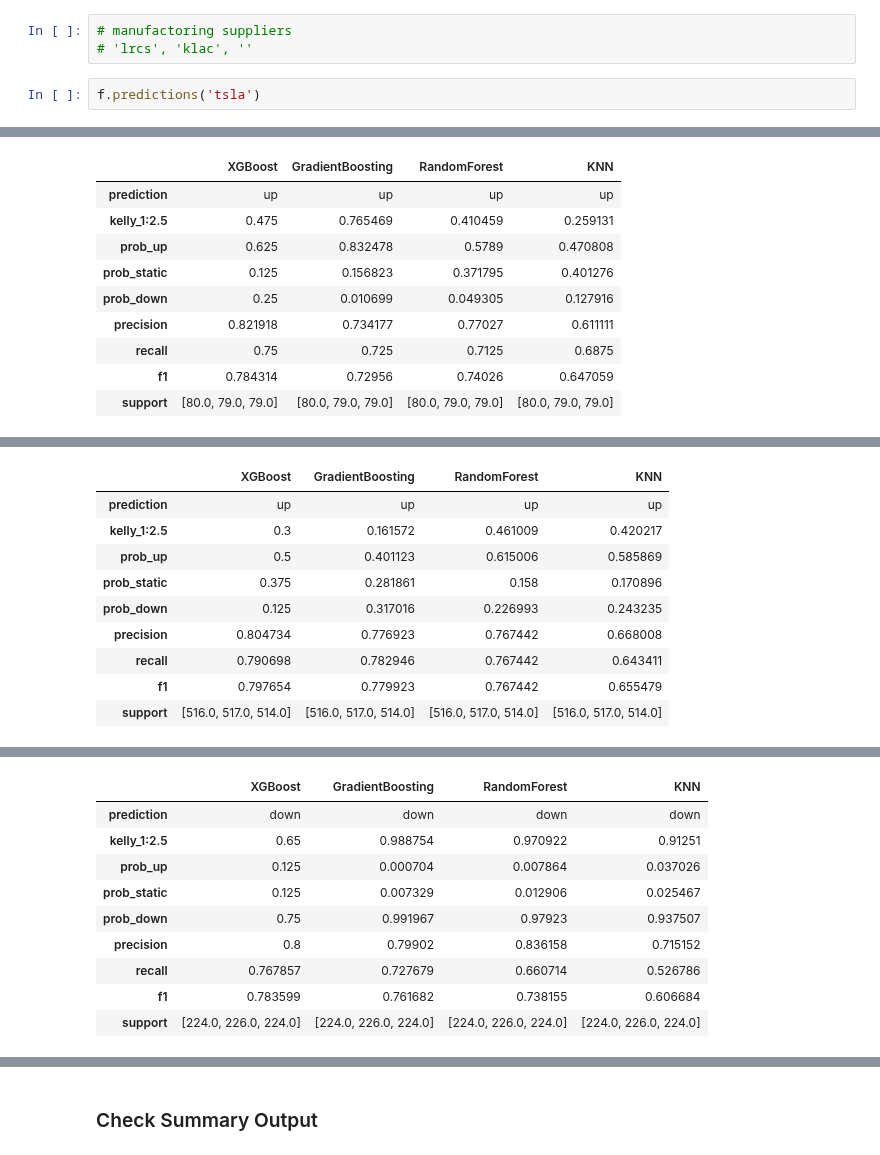
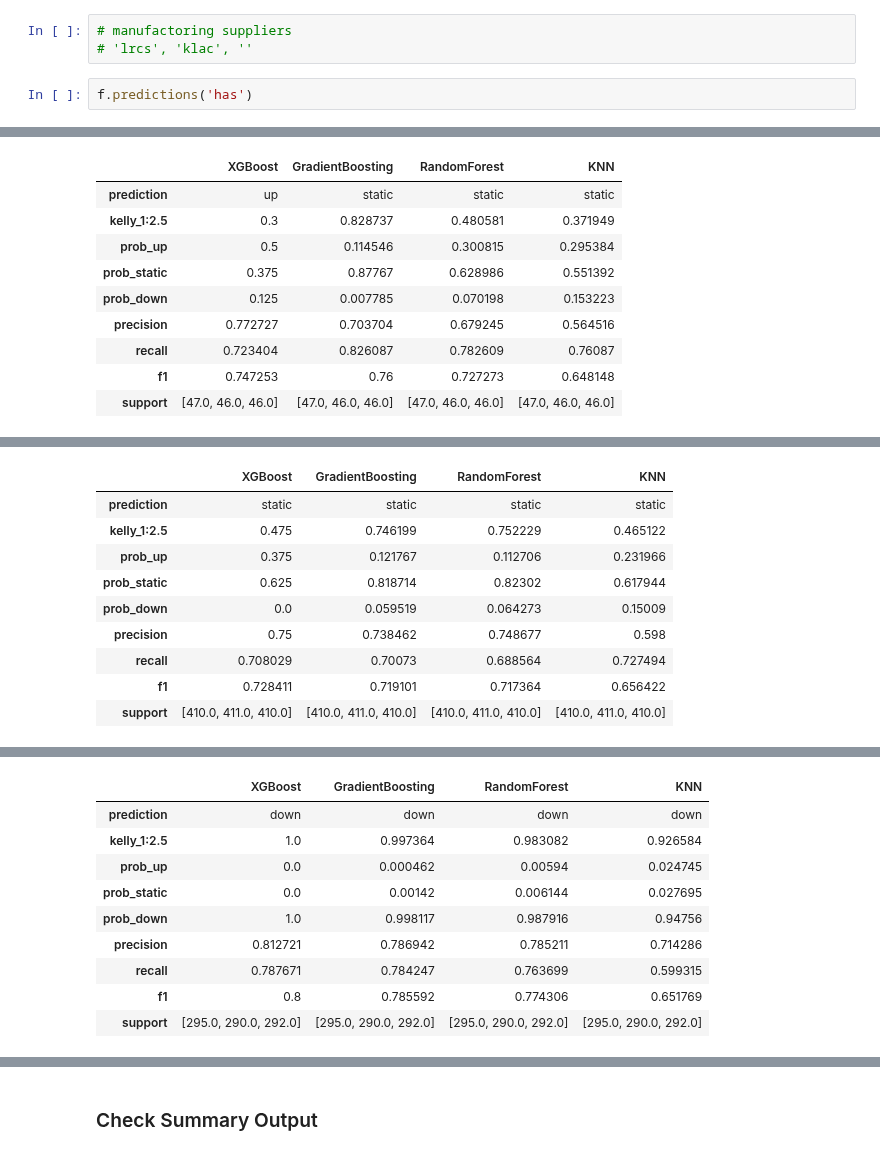
Before and after one commit to yuchild/stock_production, a Jupyter notebook: stock_next_time_frame_predictor.ipynb, the cells around one changed output, grey strips where cells are left out. Saved outputs shown, nothing was run; the diff lists cells and outputs as text.

```diff
--- a/stock_next_time_frame_predictor.ipynb
+++ b/stock_next_time_frame_predictor.ipynb
@@ -43,5 +43,5 @@ from src import functions as f
 # manufactoring suppliers
 # 'lrcs', 'klac', ''
 # %%
-f.predictions('tsla')
+f.predictions('has')
 # %% [output]
@@ -71,10 +71,10 @@ TSLA 30m Interval Timestamp: 2024-10-24 03:36:41
 |  | XGBoost | GradientBoosting | RandomForest | KNN |
-| prediction | up | up | up | up |
-| kelly_1:2.5 | 0.475 | 0.765469 | 0.410459 | 0.259131 |
-| prob_up | 0.625 | 0.832478 | 0.5789 | 0.470808 |
-| prob_static | 0.125 | 0.156823 | 0.371795 | 0.401276 |
-| prob_down | 0.25 | 0.010699 | 0.049305 | 0.127916 |
-| precision | 0.821918 | 0.734177 | 0.77027 | 0.611111 |
-| recall | 0.75 | 0.725 | 0.7125 | 0.6875 |
-| f1 | 0.784314 | 0.72956 | 0.74026 | 0.647059 |
-| support | [80.0, 79.0, 79.0] | [80.0, 79.0, 79.0] | [80.0, 79.0, 79.0] | [80.0, 79.0, 79.0] |
+| prediction | up | static | static | static |
+| kelly_1:2.5 | 0.3 | 0.828737 | 0.480581 | 0.371949 |
+| prob_up | 0.5 | 0.114546 | 0.300815 | 0.295384 |
+| prob_static | 0.375 | 0.87767 | 0.628986 | 0.551392 |
+| prob_down | 0.125 | 0.007785 | 0.070198 | 0.153223 |
+| precision | 0.772727 | 0.703704 | 0.679245 | 0.564516 |
+| recall | 0.723404 | 0.826087 | 0.782609 | 0.76087 |
+| f1 | 0.747253 | 0.76 | 0.727273 | 0.648148 |
+| support | [47.0, 46.0, 46.0] | [47.0, 46.0, 46.0] | [47.0, 46.0, 46.0] | [47.0, 46.0, 46.0] |
@@ -82,10 +82,10 @@ TSLA 1h Interval Timestamp: 2024-10-24 03:36:45
 |  | XGBoost | GradientBoosting | RandomForest | KNN |
-| prediction | up | up | up | up |
-| kelly_1:2.5 | 0.3 | 0.161572 | 0.461009 | 0.420217 |
-| prob_up | 0.5 | 0.401123 | 0.615006 | 0.585869 |
-| prob_static | 0.375 | 0.281861 | 0.158 | 0.170896 |
-| prob_down | 0.125 | 0.317016 | 0.226993 | 0.243235 |
-| precision | 0.804734 | 0.776923 | 0.767442 | 0.668008 |
-| recall | 0.790698 | 0.782946 | 0.767442 | 0.643411 |
-| f1 | 0.797654 | 0.779923 | 0.767442 | 0.655479 |
-| support | [516.0, 517.0, 514.0] | [516.0, 517.0, 514.0] | [516.0, 517.0, 514.0] | [516.0, 517.0, 514.0] |
+| prediction | static | static | static | static |
+| kelly_1:2.5 | 0.475 | 0.746199 | 0.752229 | 0.465122 |
+| prob_up | 0.375 | 0.121767 | 0.112706 | 0.231966 |
+| prob_static | 0.625 | 0.818714 | 0.82302 | 0.617944 |
+| prob_down | 0.0 | 0.059519 | 0.064273 | 0.15009 |
+| precision | 0.75 | 0.738462 | 0.748677 | 0.598 |
+| recall | 0.708029 | 0.70073 | 0.688564 | 0.727494 |
+| f1 | 0.728411 | 0.719101 | 0.717364 | 0.656422 |
+| support | [410.0, 411.0, 410.0] | [410.0, 411.0, 410.0] | [410.0, 411.0, 410.0] | [410.0, 411.0, 410.0] |
@@ -93,10 +93,10 @@ TSLA 1d Interval Timestamp: 2024-10-24 03:36:54
 |  | XGBoost | GradientBoosting | RandomForest | KNN |
 | prediction | down | down | down | down |
-| kelly_1:2.5 | 0.65 | 0.988754 | 0.970922 | 0.91251 |
-| prob_up | 0.125 | 0.000704 | 0.007864 | 0.037026 |
-| prob_static | 0.125 | 0.007329 | 0.012906 | 0.025467 |
-| prob_down | 0.75 | 0.991967 | 0.97923 | 0.937507 |
-| precision | 0.8 | 0.79902 | 0.836158 | 0.715152 |
-| recall | 0.767857 | 0.727679 | 0.660714 | 0.526786 |
-| f1 | 0.783599 | 0.761682 | 0.738155 | 0.606684 |
-| support | [224.0, 226.0, 224.0] | [224.0, 226.0, 224.0] | [224.0, 226.0, 224.0] | [224.0, 226.0, 224.0] |
+| kelly_1:2.5 | 1.0 | 0.997364 | 0.983082 | 0.926584 |
+| prob_up | 0.0 | 0.000462 | 0.00594 | 0.024745 |
+| prob_static | 0.0 | 0.00142 | 0.006144 | 0.027695 |
+| prob_down | 1.0 | 0.998117 | 0.987916 | 0.94756 |
+| precision | 0.812721 | 0.786942 | 0.785211 | 0.714286 |
+| recall | 0.787671 | 0.784247 | 0.763699 | 0.599315 |
+| f1 | 0.8 | 0.785592 | 0.774306 | 0.651769 |
+| support | [295.0, 290.0, 292.0] | [295.0, 290.0, 292.0] | [295.0, 290.0, 292.0] | [295.0, 290.0, 292.0] |
```
Also changed, not shown: parts of 1 cell of this notebook, 56 other files.
